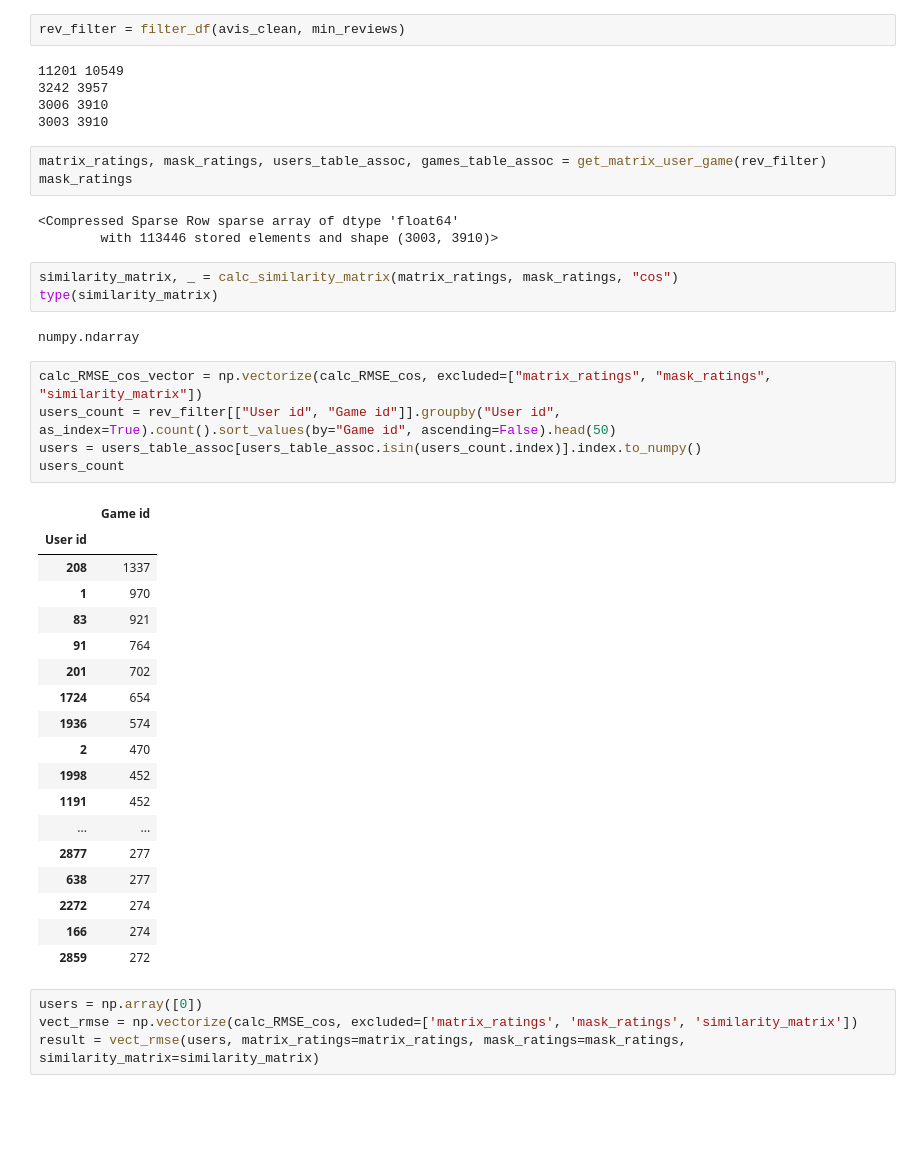
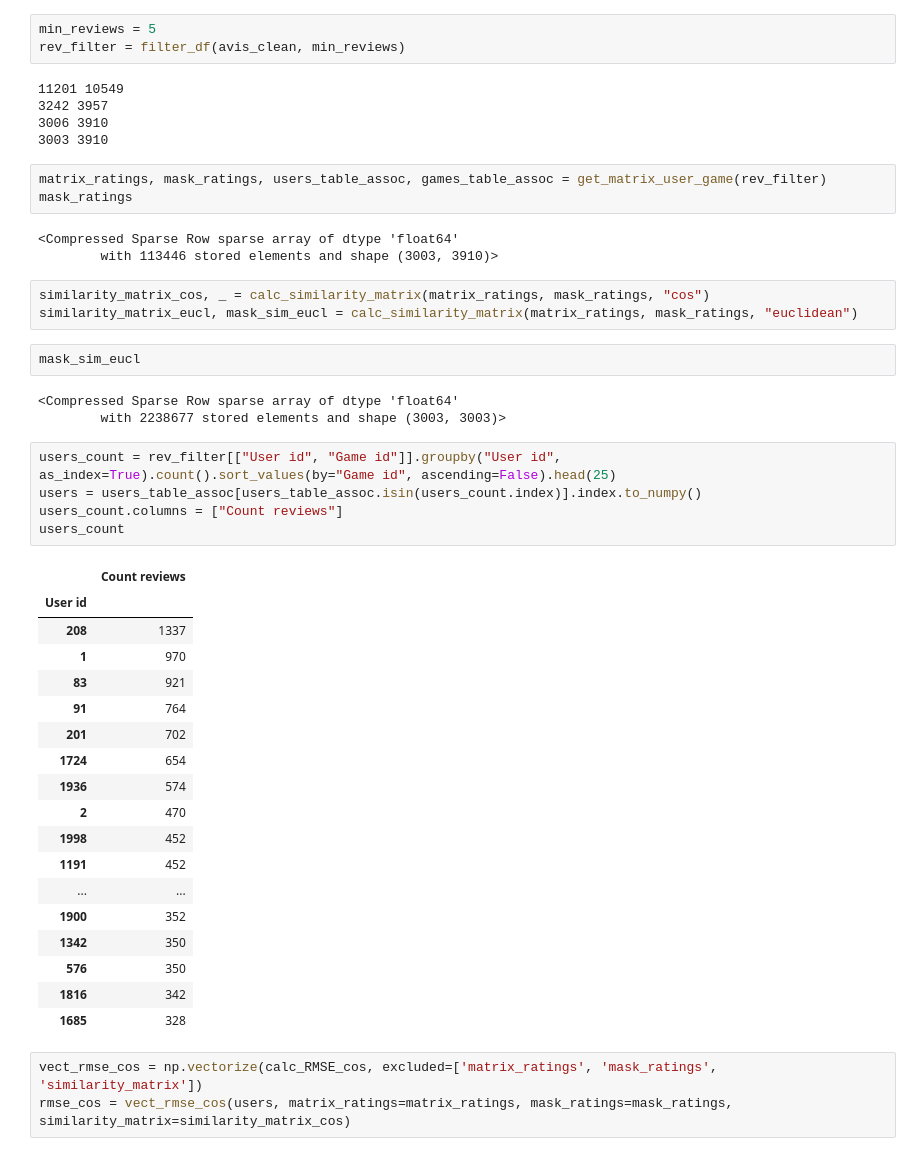
Before and after one commit to Franciline/Recommendation_system, a Jupyter notebook: cos_rmse_eval.ipynb, the cells around one changed output. Drawn from its saved outputs; the diff is of its cells as text; blank space fills up the shorter version.

```diff
--- a/cos_rmse_eval.ipynb
+++ b/cos_rmse_eval.ipynb
@@ -20,4 +160,5 @@ min_reviews = 5
 # %%
+min_reviews = 5
 rev_filter = filter_df(avis_clean, min_reviews)
 # %% [output]
 11201 10549
@@ -31,17 +172,20 @@ mask_ratings
 <Compressed Sparse Row sparse array of dtype 'float64'
         with 113446 stored elements and shape (3003, 3910)>
 # %%
-similarity_matrix, _ = calc_similarity_matrix(matrix_ratings, mask_ratings, "cos")
-type(similarity_matrix)
+similarity_matrix_cos, _ = calc_similarity_matrix(matrix_ratings, mask_ratings, "cos")
+similarity_matrix_eucl, mask_sim_eucl = calc_similarity_matrix(matrix_ratings, mask_ratings, "euclidean")
-# %% [output]
-numpy.ndarray
+# %%
+mask_sim_eucl
+# %% [output]
+<Compressed Sparse Row sparse array of dtype 'float64'
+        with 2238677 stored elements and shape (3003, 3003)>
 # %%
-calc_RMSE_cos_vector = np.vectorize(calc_RMSE_cos, excluded=["matrix_ratings", "mask_ratings", "similarity_matrix"])
-users_count = rev_filter[["User id", "Game id"]].groupby("User id", as_index=True).count().sort_values(by="Game id", ascending=False).head(50)
+users_count = rev_filter[["User id", "Game id"]].groupby("User id", as_index=True).count().sort_values(by="Game id", ascending=False).head(25)
 users = users_table_assoc[users_table_assoc.isin(users_count.index)].index.to_numpy()
+users_count.columns = ["Count reviews"]
 users_count
 # %% [output]
-|  | Game id |
+|  | Count reviews |
 | User id |  |
 | 208 | 1337 |
 | 1 | 970 |
@@ -54,12 +198,11 @@ users_count
 | 1998 | 452 |
 | 1191 | 452 |
 | ... | ... |
-| 2877 | 277 |
-| 638 | 277 |
-| 2272 | 274 |
-| 166 | 274 |
-| 2859 | 272 |
+| 1900 | 352 |
+| 1342 | 350 |
+| 576 | 350 |
+| 1816 | 342 |
+| 1685 | 328 |
 # %%
-users = np.array([0])
-vect_rmse = np.vectorize(calc_RMSE_cos, excluded=['matrix_ratings', 'mask_ratings', 'similarity_matrix'])
-result = vect_rmse(users, matrix_ratings=matrix_ratings, mask_ratings=mask_ratings, similarity_matrix=similarity_matrix)
+vect_rmse_cos = np.vectorize(calc_RMSE_cos, excluded=['matrix_ratings', 'mask_ratings', 'similarity_matrix'])
+rmse_cos = vect_rmse_cos(users, matrix_ratings=matrix_ratings, mask_ratings=mask_ratings, similarity_matrix=similarity_matrix_cos)
```
Also changed, not shown: parts of 13 cells of this notebook, 1 other file.
